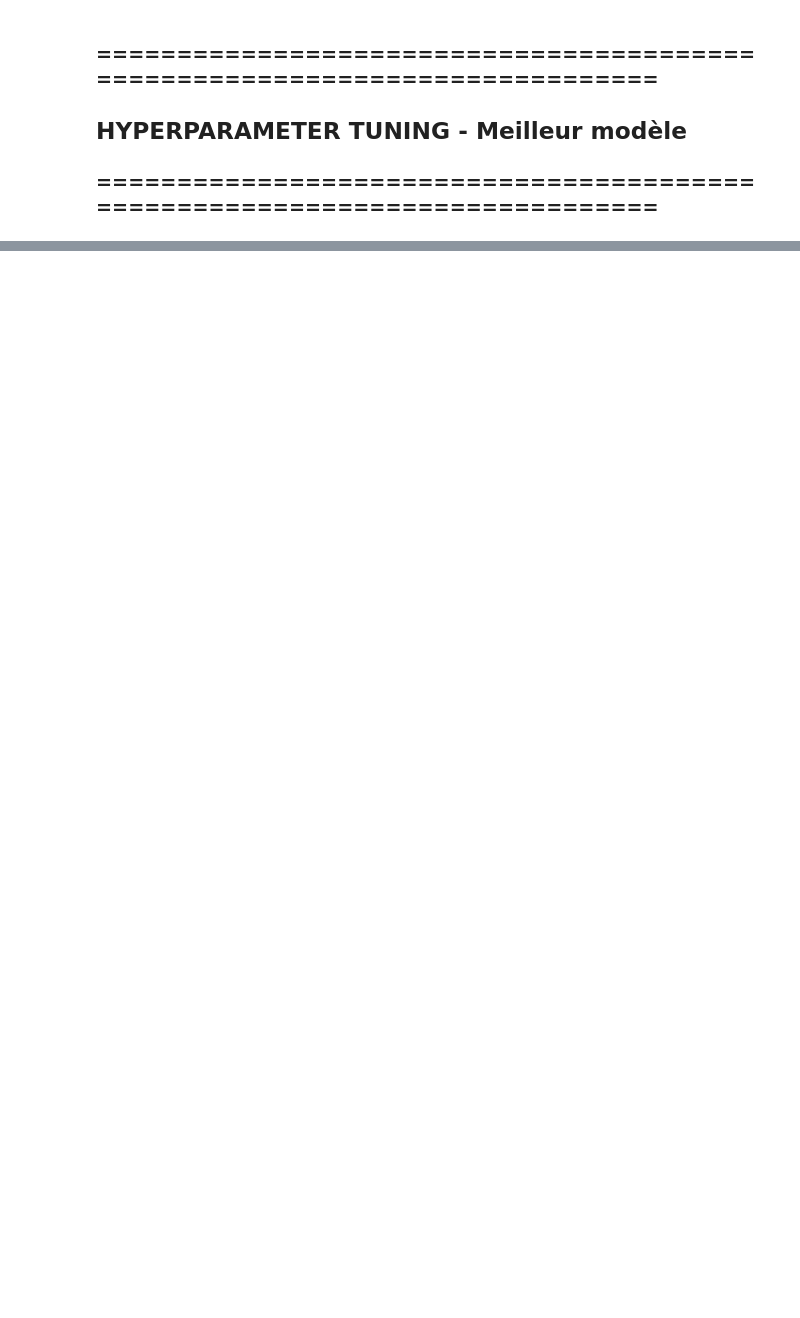
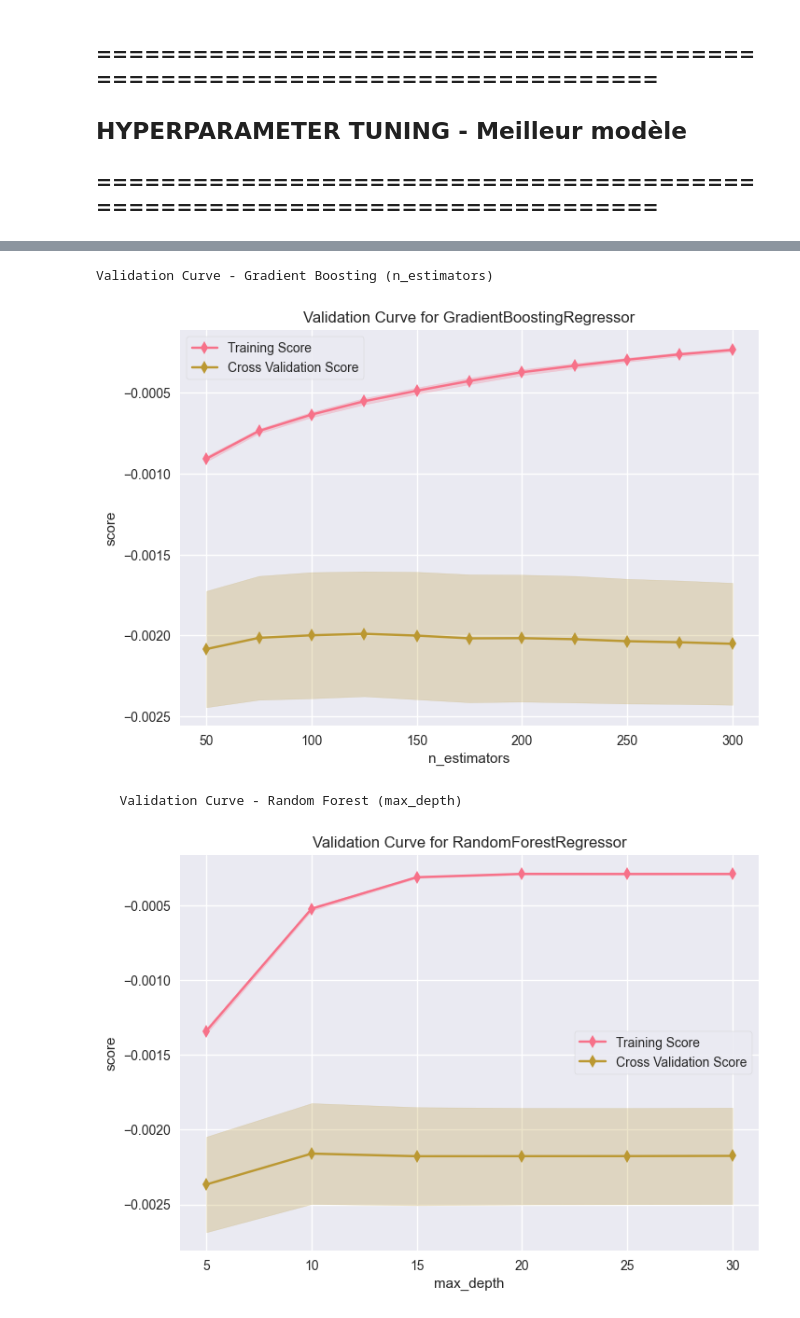
Before and after one commit to mat-bau/ml-project, a Jupyter notebook: notebooks/03_nonlinear_model.ipynb, the cells around one changed output, grey strips where cells are left out. Saved outputs shown, nothing was run; the diff lists cells and outputs as text; code cells hidden in the pictures; blank space fills up the shorter version.

```diff
--- a/notebooks/03_nonlinear_model.ipynb
+++ b/notebooks/03_nonlinear_model.ipynb
@@ -359,0 +412,39 @@ Test MAE:   0.0316
+# %%
+# ============================================================================
+# VALIDATION CURVE - Pour analyser l'impact d'un hyperparamètre
+# ============================================================================
+print("\nValidation Curve - Gradient Boosting (n_estimators)")
+
+viz_val = ValidationCurve(
+    GradientBoostingRegressor(random_state=42),
+    param_name="n_estimators",
+    param_range=np.arange(50, 301, 25),
+    cv=5,
+    scoring="neg_mean_squared_error",
+    n_jobs=-1
+)
+
+viz_val.fit(X_train_scaled, y_train)
+#viz_val.show(outpath="validation_curve_gb.png")
+plt.show()
+
+# Pour Random Forest aussi
+print("\n   Validation Curve - Random Forest (max_depth)")
+
+viz_val_rf = ValidationCurve(
+    RandomForestRegressor(random_state=42, n_jobs=-1),
+    param_name="max_depth",
+    param_range=np.arange(5, 31, 5),
+    cv=5,
+    scoring="neg_mean_squared_error",
+    n_jobs=-1
+)
+
+viz_val_rf.fit(X_train_scaled, y_train)
+#viz_val_rf.show(outpath="validation_curve_rf.png")
+plt.show()
+# %% [output]
+Validation Curve - Gradient Boosting (n_estimators)
+[figure, added]
+   Validation Curve - Random Forest (max_depth)
+[figure, added]
```
Also changed, not shown: parts of 8 cells of this notebook, 5 other files.
